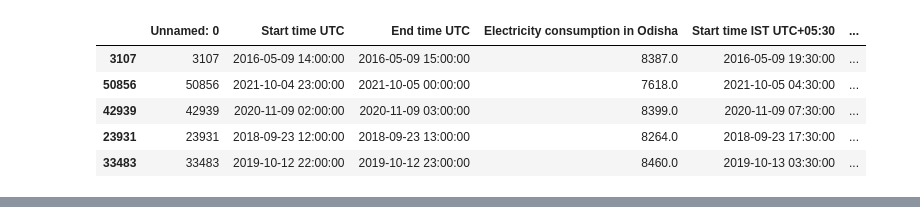
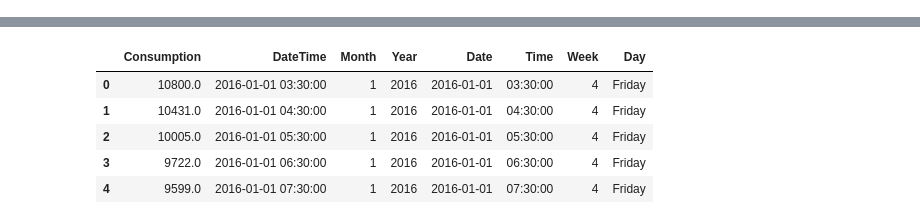
Before and after one commit to SadabAli/Energy-Consumption-prediction, a Jupyter notebook: test.ipynb, the cells around one changed output, grey strips where cells are left out. Drawn from its saved outputs; the diff is of its cells as text; code cells hidden in the pictures.

```diff
--- a/test.ipynb
+++ b/test.ipynb
@@ -4,12 +4,4 @@ import pandas as pd
 from matplotlib import pyplot as plt
 import seaborn as sns
 # %%
-data = pd.read_csv(r"C:\Users\alisa\OneDrive\Desktop\Energy Consumption prediction\Electricity consumption.csv")
-data.sample(5)
+data = pd.read_csv(r'C:\Users\alisa\OneDrive\Desktop\Energy Consumption prediction\Electricity consumption.csv')
-# %% [output]
-|  | Unnamed: 0 | Start time UTC | End time UTC | Electricity consumption in Odisha | Start time IST UTC+05:30 | ... |
-| 3107 | 3107 | 2016-05-09 14:00:00 | 2016-05-09 15:00:00 | 8387.0 | 2016-05-09 19:30:00 | ... |
-| 50856 | 50856 | 2021-10-04 23:00:00 | 2021-10-05 00:00:00 | 7618.0 | 2021-10-05 04:30:00 | ... |
-| 42939 | 42939 | 2020-11-09 02:00:00 | 2020-11-09 03:00:00 | 8399.0 | 2020-11-09 07:30:00 | ... |
-| 23931 | 23931 | 2018-09-23 12:00:00 | 2018-09-23 13:00:00 | 8264.0 | 2018-09-23 17:30:00 | ... |
-| 33483 | 33483 | 2019-10-12 22:00:00 | 2019-10-12 23:00:00 | 8460.0 | 2019-10-13 03:30:00 | ... |
@@ -17,0 +8,24 @@ data = data.drop(columns=['Unnamed: 0'])
+# %%
+data = data.drop(columns=['Unnamed: 0'])
+# Drop the specified columns
+del data["Start time UTC"]
+del data["End time UTC"]
+del data["Start time IST UTC+05:30"]
+
+# Rename columns with exact names
+data.rename(columns={"End time IST UTC+05:30": "DateTime",
+                     "Electricity consumption in Odisha": "Consumption"}, inplace=True)
+
+# Display the first few rows to verify the changes
+print(data.head(5))
+dataset = data
+dataset["Month"] = pd.to_datetime(data["DateTime"]).dt.month
+dataset["Year"] = pd.to_datetime(data["DateTime"]).dt.year
+dataset["Date"] = pd.to_datetime(data["DateTime"]).dt.date
+dataset["Time"] = pd.to_datetime(data["DateTime"]).dt.time
+dataset["Week"] = pd.to_datetime(data["DateTime"]).dt.weekday
+dataset["Day"] = pd.to_datetime(data["DateTime"]).dt.day_name()
+dataset = data.set_index("DateTime")
+dataset.index = pd.to_datetime(dataset.index)
+data.head()
+# %% [output]
@@ -17,0 +38,6 @@ data = data.drop(columns=['Unnamed: 0'])
+|  | Consumption | DateTime | Month | Year | Date | Time | Week | Day |
+| 0 | 10800.0 | 2016-01-01 03:30:00 | 1 | 2016 | 2016-01-01 | 03:30:00 | 4 | Friday |
+| 1 | 10431.0 | 2016-01-01 04:30:00 | 1 | 2016 | 2016-01-01 | 04:30:00 | 4 | Friday |
+| 2 | 10005.0 | 2016-01-01 05:30:00 | 1 | 2016 | 2016-01-01 | 05:30:00 | 4 | Friday |
+| 3 | 9722.0 | 2016-01-01 06:30:00 | 1 | 2016 | 2016-01-01 | 06:30:00 | 4 | Friday |
+| 4 | 9599.0 | 2016-01-01 07:30:00 | 1 | 2016 | 2016-01-01 | 07:30:00 | 4 | Friday |
```
Also changed, not shown: parts of 23 cells of this notebook.
